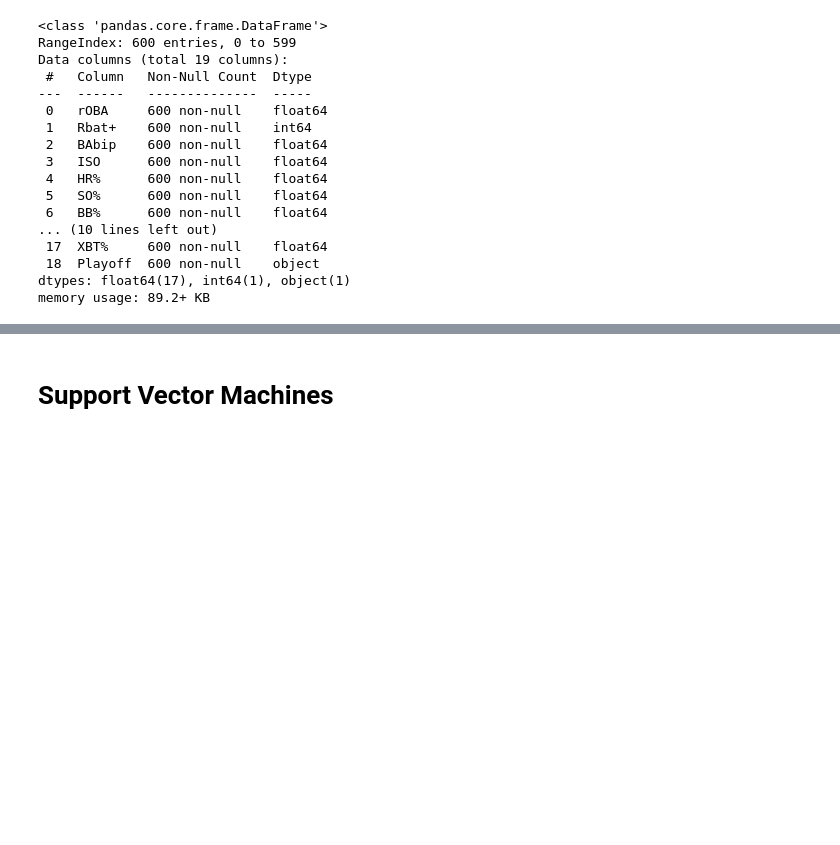
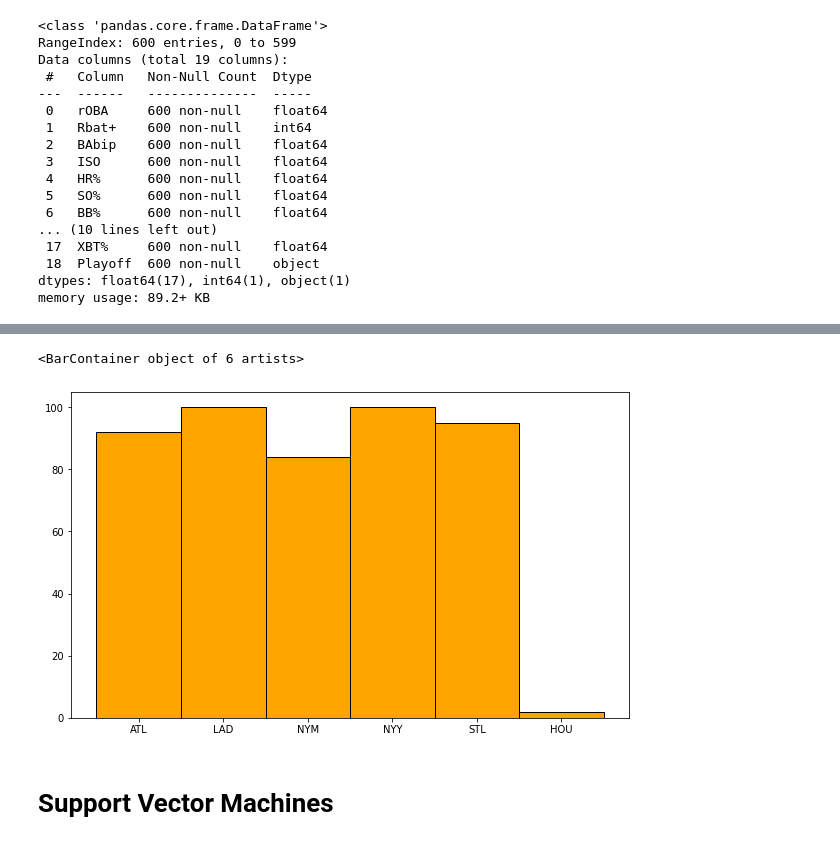
Before and after one commit to the-data-science-union/DSU-S2022-MLB, a Jupyter notebook: Code and Work/Hitting/Advanced Batting/AdvancedBatting_ML.ipynb, the cells around one changed output, grey strips where cells are left out. Drawn from its saved outputs; the diff is of its cells as text; code cells hidden in the pictures; blank space fills up the shorter version.

```diff
--- a/Code and Work/Hitting/Advanced Batting/AdvancedBatting_ML.ipynb
+++ b/Code and Work/Hitting/Advanced Batting/AdvancedBatting_ML.ipynb
@@ -114,3 +117,14 @@ data2022.head()
+# %%
+MLB_abr_map = {'Arizona Diamondbacks':'ARI', 'Atlanta Braves':'ATL', 'Baltimore Orioles':'BAL',
+               'Boston Red Sox':'BOS', 'Chicago Cubs':'CHC', 'Chicago White Sox':'CHW',
+               'Cincinnati Reds':'CIN', 'Cleveland Guardians':'CLE', 'Colorado Rockies':'COL',
+               'Detroit Tigers':'DET', 'Miami Marlins':'MIA', 'Houston Astros':'HOU',
+               'Kansas City Royals':'KC', 'Los Angeles Angels':'LAA', 'Los Angeles Dodgers':'LAD',
+               'Milwaukee Brewers':'MIL', 'Minnesota Twins':'MIN', 'New York Mets':'NYM',
+               'New York Yankees':'NYY', 'Oakland Athletics':'OAK', 'Philadelphia Phillies':'PHI',
+               'Pittsburgh Pirates':'PIT', 'San Diego Padres':'SD', 'San Francisco Giants':'SF',
+               'Seattle Mariners':'SEA', 'St. Louis Cardinals':'STL', 'Tampa Bay Rays':'TB',
+               'Texas Rangers':'TEX', 'Toronto Blue Jays':'TOR', 'Washington Nationals':'WSH'}
 # %% [markdown]
 # Logistic Regression
 # %%
@@ -172,3 +215,10 @@ ML_2022_Predictions.loc[ML_2022_Predictions['Playoff Predictions']=='Yes']
+# %%
+plt.figure(figsize=(10,6))
+teamArr = list(MLB_abr_map[teamName] for teamName in LR_2022_Predictions.keys())
+plt.bar(teamArr,LR_2022_Predictions.values(), width=1.0, color='orange', edgecolor='k')
+# %% [output]
+<BarContainer object of 6 artists>
+[figure, added]
 # %% [markdown]
 # Support Vector Machines
 # %%
```
Also changed, not shown: parts of 28 cells of this notebook, 2 other files.
